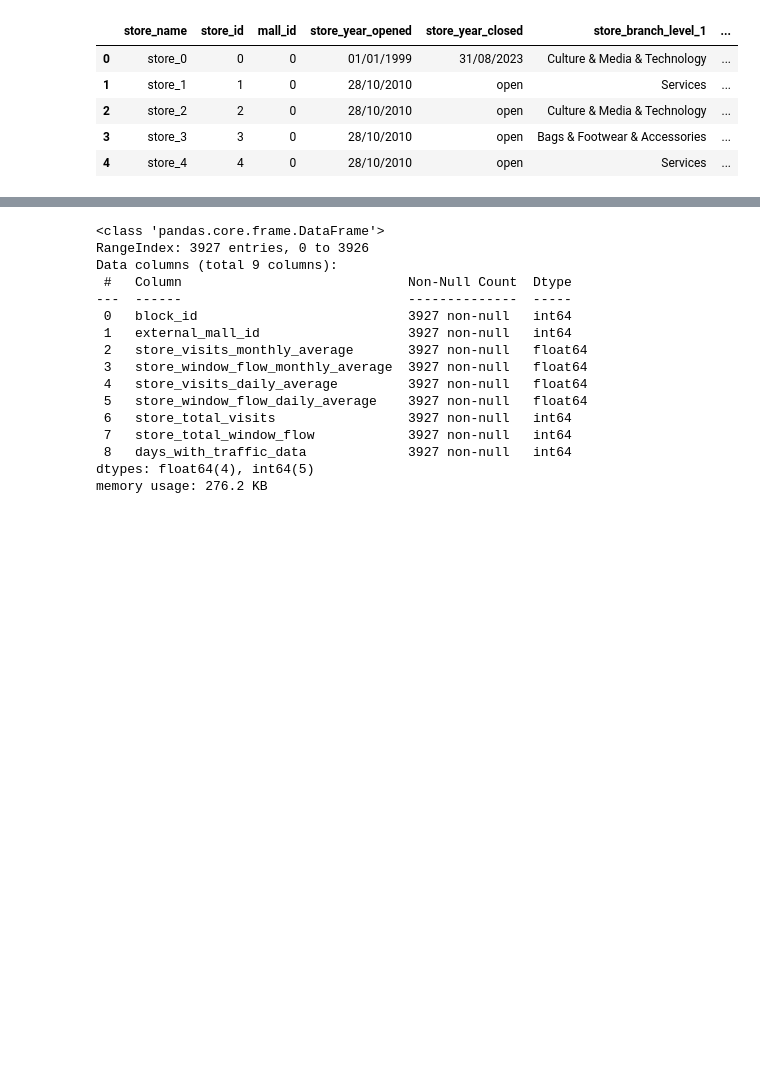
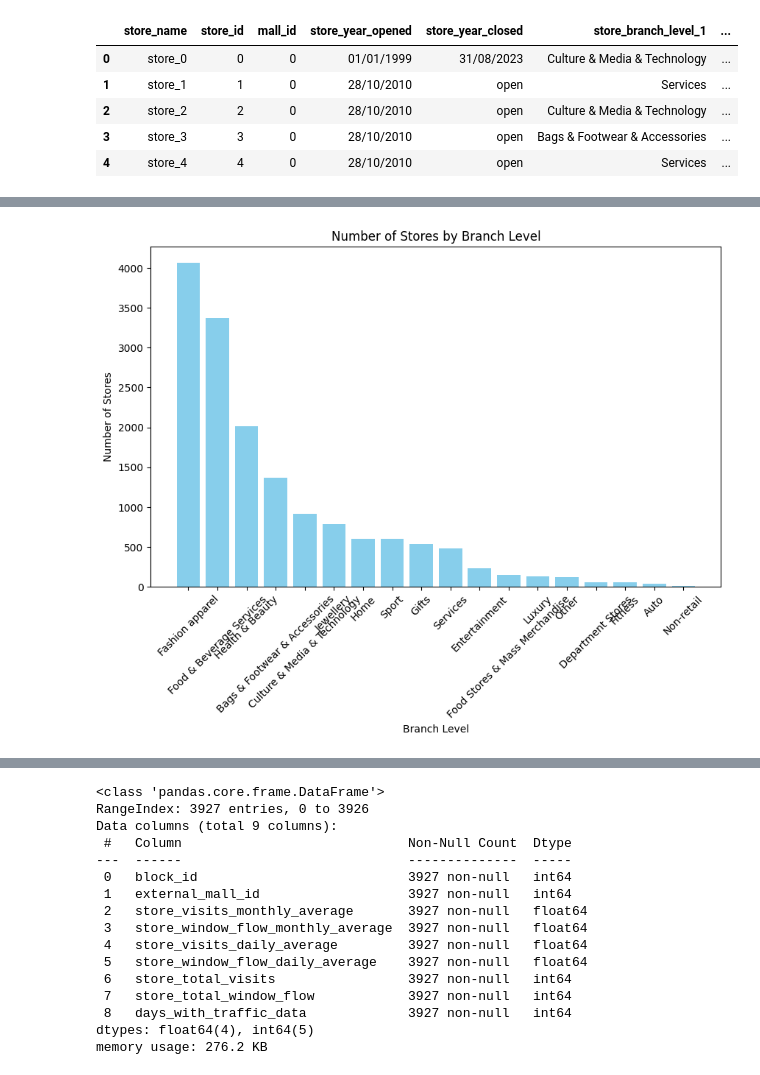
Before and after one commit to JokyHub/Data-Challenge-URW-HEC, a Jupyter notebook: notebook-rong.ipynb, the cells around one changed output, grey strips where cells are left out. Saved outputs shown, nothing was run; the diff lists cells and outputs as text; code cells hidden in the pictures; blank space fills up the shorter version.

```diff
--- a/notebook-rong.ipynb
+++ b/notebook-rong.ipynb
@@ -146,0 +169,5 @@ store.head()
+# %%
+store_group=store.groupby(["store_branch_level_1"]).agg({"store_id":"count","store_sales_r12m": "mean",
+    "store_rent_r12m": "mean","store_area":"mean","is_open":"count"}).reset_index()
+store_group = store_group.sort_values(by=["store_id"], ascending=False)
+store_group
@@ -146,0 +192,13 @@ store.head()
+# %%
+import matplotlib.pyplot as plt
+
+# Bar chart for store count
+plt.figure(figsize=(10, 6))
+plt.bar(store_group['store_branch_level_1'], store_group['store_id'], color='skyblue')
+plt.title('Number of Stores by Branch Level')
+plt.xlabel('Branch Level')
+plt.ylabel('Number of Stores')
+plt.xticks(rotation=45)
+plt.show()
+# %% [output]
+[figure, added]
```
Also changed, not shown: parts of 21 cells of this notebook.
